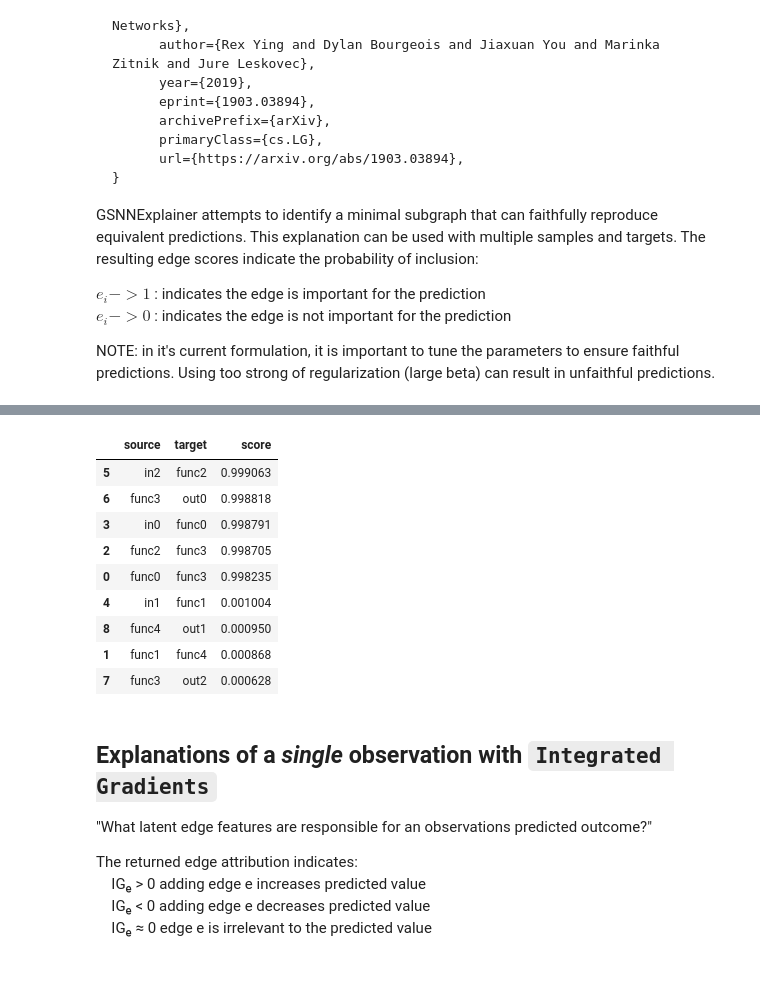
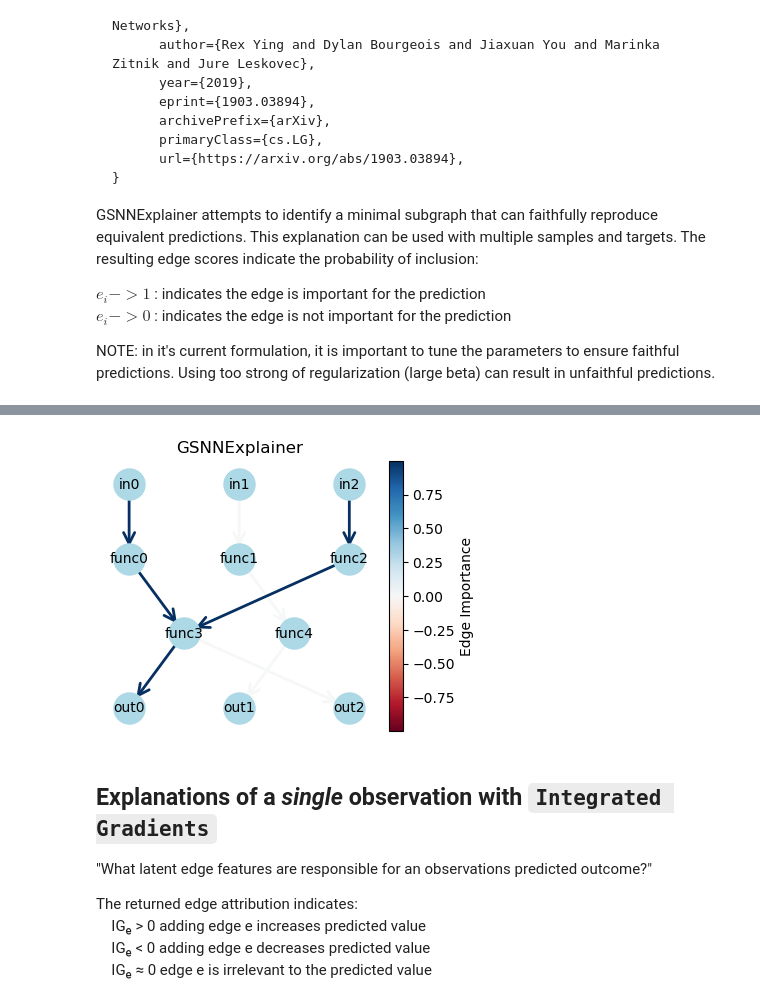
Before and after one commit to nathanieljevans/GSNN, a Jupyter notebook: docs/tutorials/08_GSNNExplainer.ipynb, the cells around one changed output, grey strips where cells are left out. Cells and saved outputs as stored; diff of their text form; code cells hidden in the pictures; blank space fills up the shorter version.

```diff
--- a/docs/tutorials/08_GSNNExplainer.ipynb
+++ b/docs/tutorials/08_GSNNExplainer.ipynb
@@ -105,5 +119,6 @@ explainer = GSNNExplainer(model, data, ignore_cuda=False, gumbel_softmax=True, h
                                     beta=1e-2, verbose=True, optimizer=torch.optim.Adam, free_edges=0)
 
 res = explainer.explain(x_train, targets=target_ixs)
-res.sort_values('score', ascending=False)
+
+plot_edge_importance(res, pos, title='GSNNExplainer')
 # %% [output]
@@ -111,13 +126,4 @@ iter: 499 | loss: 0.0500 | mse: 0.0000 | r2: 1.000 | active edges: 5 / 9 | entro
-|  | source | target | score |
-| 5 | in2 | func2 | 0.999063 |
-| 6 | func3 | out0 | 0.998818 |
-| 3 | in0 | func0 | 0.998791 |
-| 2 | func2 | func3 | 0.998705 |
-| 0 | func0 | func3 | 0.998235 |
-| 4 | in1 | func1 | 0.001004 |
-| 8 | func4 | out1 | 0.000950 |
-| 1 | func1 | func4 | 0.000868 |
-| 7 | func3 | out2 | 0.000628 |
+[figure, added]
 # %% [markdown]
 ## Explanations of a *single* observation with `Integrated Gradients`
 
```
Also changed, not shown: parts of 16 cells of this notebook, 8 other files.
